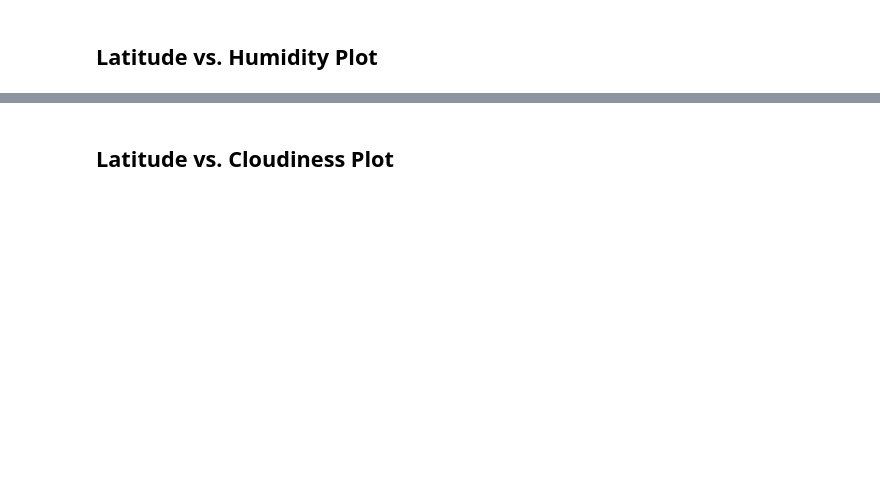
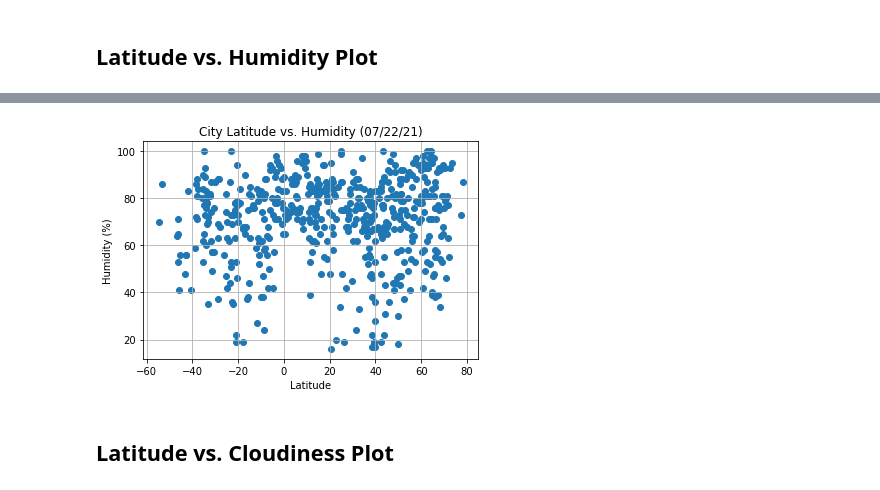
Before and after one commit to cass-john/python-api-challenge, a Jupyter notebook: WeatherPy-updated.ipynb, the cells around one changed output, grey strips where cells are left out. Cells and saved outputs as stored; diff of their text form; code cells hidden in the pictures; blank space fills up the shorter version.

```diff
--- a/WeatherPy-updated.ipynb
+++ b/WeatherPy-updated.ipynb
@@ -217,2 +219,13 @@ Int64Index([], dtype='int64')
+# %%
+x_values = weather_df['Lat']
+y_values = weather_df['Humidity']
+plt.title("City Latitude vs. Humidity (07/22/21)")
+plt.scatter(x_values,y_values)
+plt.xlabel('Latitude')
+plt.ylabel('Humidity (%)')
+plt.grid(True)
+plt.show()
+# %% [output]
+[figure, added]
 # %% [markdown]
 ## Latitude vs. Cloudiness Plot
```
Also changed, not shown: parts of 13 cells of this notebook, 1 other file.
